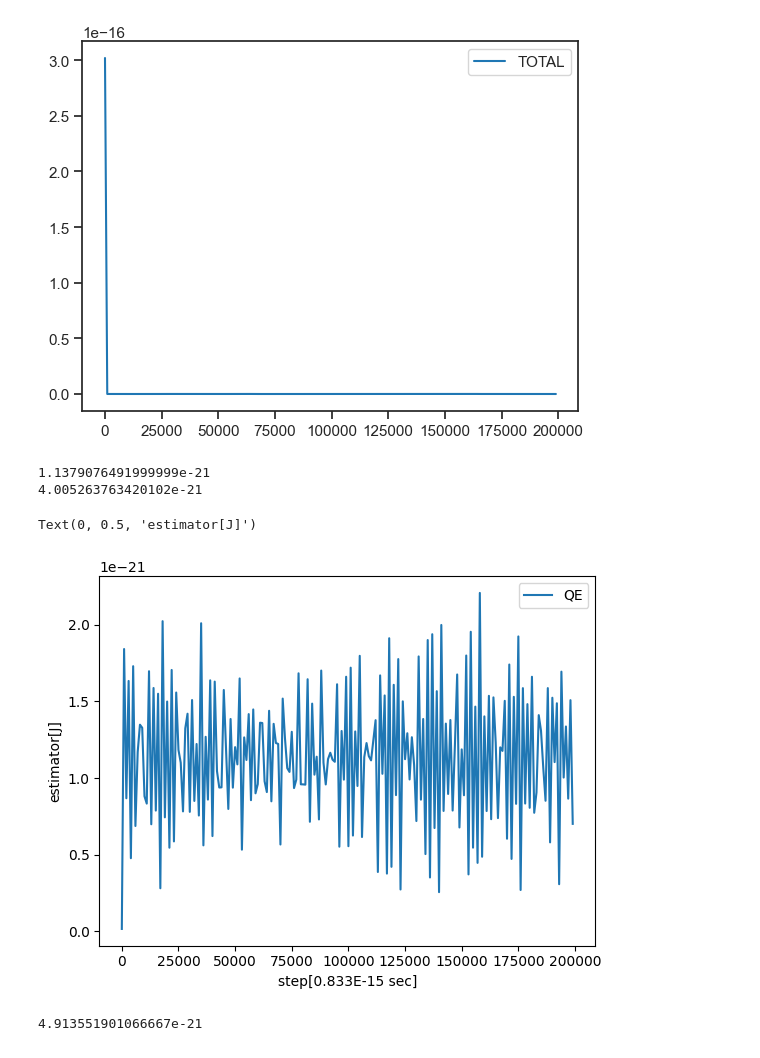
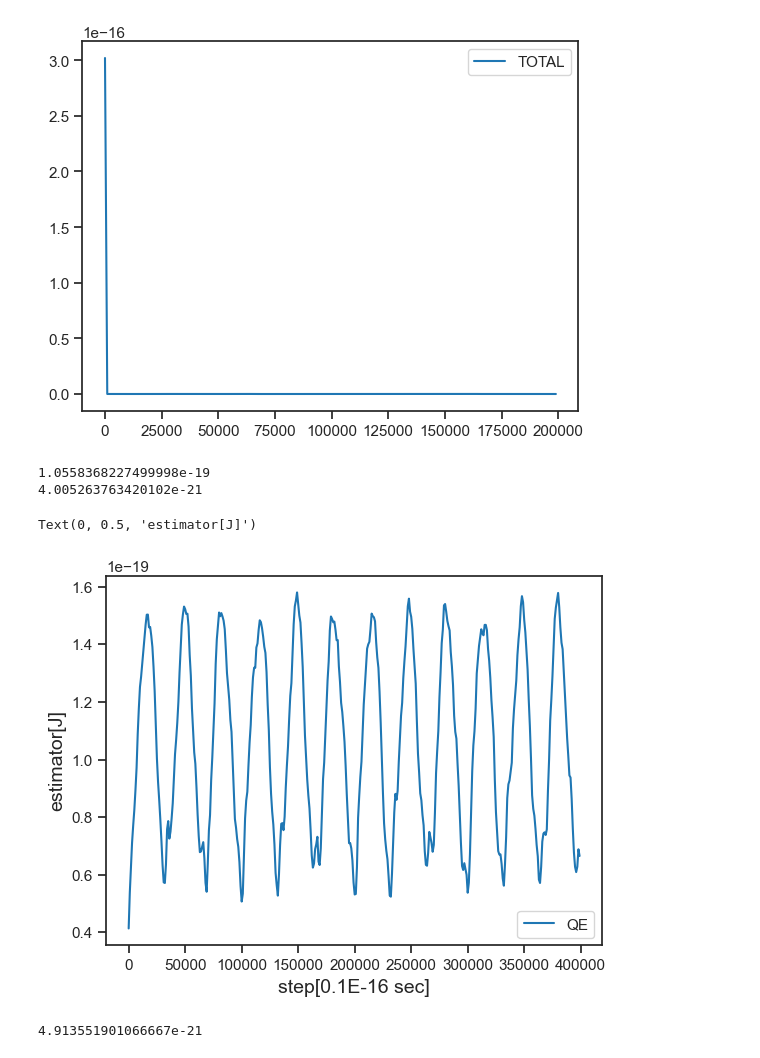
Before and after one commit to SagiMeir/Simulations4Beginners, a Jupyter notebook: Untitled-1.ipynb, the cells around one changed output. Drawn from its saved outputs; the diff is of its cells as text; code cells hidden in the pictures.

```diff
--- a/Untitled-1.ipynb
+++ b/Untitled-1.ipynb
@@ -82,27 +90,27 @@ plt.legend()
 # %%
 from typing import Optional
 import numpy as np
 import pandas as pd
 from scipy.constants import Boltzmann as BOLTZMANN
 from scipy.constants import hbar
 import matplotlib.pyplot as plt
 # and for nice looking plots:
 import seaborn as sns
 
 df = pd.read_csv("sim.log",sep='\s+')
 x = df["step"].values
-plt.plot(x,df["QE"].values,label ="QE")
-print(df["QE"].values.mean())
+plt.plot(x,df["E"].values,label ="QE")
+print(df["E"].values.mean())
 print(0.5*hbar*7.596E13)
 plt.legend()
 
-plt.xlabel("step[0.833E-15 sec]")
+plt.xlabel("step[0.1E-16 sec]")
 plt.ylabel("estimator[J]")
 # %% [output]
-1.1379076491999999e-21
+1.0558368227499998e-19
 4.005263763420102e-21
 Text(0, 0.5, 'estimator[J]')
-[figure, old version]
+[figure, new version]
 # %%
 from typing import Optional
 import numpy as np
```
Also changed, not shown: parts of 7 cells of this notebook, 3 other files.
